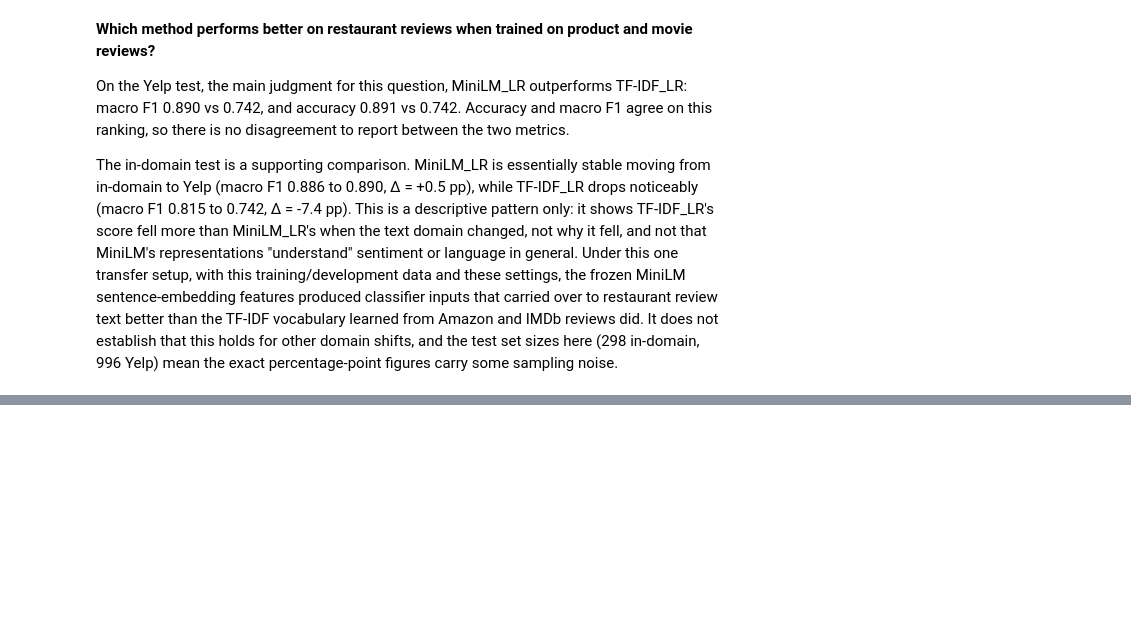
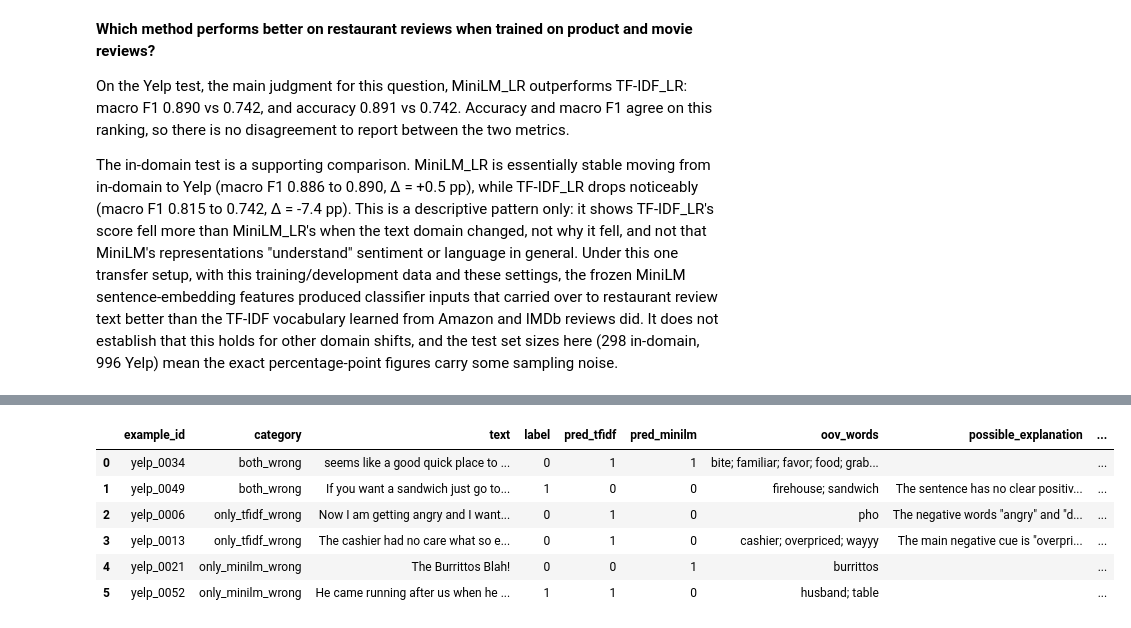
Before and after one commit to itsMo33/nlp-project, a Jupyter notebook: sentiment_project.ipynb, the cells around one changed output, grey strips where cells are left out. Drawn from its saved outputs; the diff is of its cells as text; code cells hidden in the pictures; blank space fills up the shorter version.

Commit message:
Add error explanations for three Yelp examples

```diff
--- a/sentiment_project.ipynb
+++ b/sentiment_project.ipynb
@@ -977,0 +1034,19 @@ The in-domain test is a supporting comparison. MiniLM_LR is essentially stable m
+# %%
+tfidf_vectorizer = tfidf_model.named_steps["tfidf"]
+tfidf_vocabulary = set(tfidf_vectorizer.get_feature_names_out())
+tfidf_analyzer = tfidf_vectorizer.build_analyzer()
+
+
+def find_oov_words(text):
+    tokens = tfidf_analyzer(text)
+    return sorted(set(token for token in tokens if token not in tfidf_vocabulary))
+
+
+selected_examples_df["oov_words"] = selected_examples_df["text"].apply(find_oov_words)
+
+for _, row in selected_examples_df.iterrows():
+    print(f"\n{row['example_id']} ({row['category']}): {row['text']}")
+    print(
+        f"true={row['label']}, pred_tfidf={row['pred_tfidf']}, pred_minilm={row['pred_minilm']}"
+    )
+    print("OOV words:", row["oov_words"])
@@ -977,0 +1116,62 @@ The in-domain test is a supporting comparison. MiniLM_LR is essentially stable m
+# %%
+error_analysis = selected_examples_df[
+    ["example_id", "category", "text", "label", "pred_tfidf", "pred_minilm", "oov_words"]
+].copy()
+error_analysis["oov_words"] = error_analysis["oov_words"].apply("; ".join)
+
+MANUAL_EXPLANATIONS = {
+    "yelp_0013": {
+        "possible_explanation": (
+            'The main negative cue is "overpriced", which never appears in the '
+            "TF-IDF training vocabulary, so TF-IDF could not use it. MiniLM is not "
+            "limited to the training vocabulary and predicted Negative correctly."
+        ),
+        "cannot_conclude": (
+            "Across all Yelp errors, OOV share is almost the same for TF-IDF's wrong "
+            "and right predictions (22.3% vs 21.4%), so this example does not show OOV "
+            "words explain TF-IDF errors in general."
+        ),
+    },
+    "yelp_0006": {
+        "possible_explanation": (
+            'The negative words "angry" and "damn" are in the TF-IDF vocabulary, '
+            "yet TF-IDF still predicted Positive, so this error is not explained by "
+            "unknown words. MiniLM, which represents the whole sentence, predicted "
+            "Negative correctly."
+        ),
+        "cannot_conclude": (
+            "We cannot tell from the predictions alone which word weights pushed "
+            "TF-IDF towards Positive, or why MiniLM got it right."
+        ),
+    },
+    "yelp_0049": {
+        "possible_explanation": (
+            "The sentence has no clear positive or negative words; its meaning "
+            "depends on context (it could praise Firehouse or tell readers to avoid "
+            "this restaurant). Both methods predicted Negative."
+        ),
+        "cannot_conclude": (
+            "Without the full original review we cannot be sure the label reflects "
+            "the sentence alone; this shows a limit of two-label, sentence-level data "
+            "rather than a clear model weakness."
+        ),
+    },
+}
+
+error_analysis["possible_explanation"] = error_analysis["example_id"].map(
+    lambda example_id: MANUAL_EXPLANATIONS.get(example_id, {}).get("possible_explanation", "")
+)
+error_analysis["cannot_conclude"] = error_analysis["example_id"].map(
+    lambda example_id: MANUAL_EXPLANATIONS.get(example_id, {}).get("cannot_conclude", "")
+)
+
+error_analysis.to_csv(RESULTS / "error_analysis.csv", index=False)
+error_analysis
+# %% [output]
+|  | example_id | category | text | label | pred_tfidf | pred_minilm | oov_words | possible_explanation | ... |
+| 0 | yelp_0034 | both_wrong | seems like a good quick place to ... | 0 | 1 | 1 | bite; familiar; favor; food; grab... |  | ... |
+| 1 | yelp_0049 | both_wrong | If you want a sandwich just go to... | 1 | 0 | 0 | firehouse; sandwich | The sentence has no clear positiv... | ... |
+| 2 | yelp_0006 | only_tfidf_wrong | Now I am getting angry and I want... | 0 | 1 | 0 | pho | The negative words "angry" and "d... | ... |
+| 3 | yelp_0013 | only_tfidf_wrong | The cashier had no care what so e... | 0 | 1 | 0 | cashier; overpriced; wayyy | The main negative cue is "overpri... | ... |
+| 4 | yelp_0021 | only_minilm_wrong | The Burrittos Blah! | 0 | 0 | 1 | burrittos |  | ... |
+| 5 | yelp_0052 | only_minilm_wrong | He came running after us when he ... | 1 | 1 | 0 | husband; table |  | ... |
```
Also changed, not shown: parts of 13 cells of this notebook, 1 other file.
